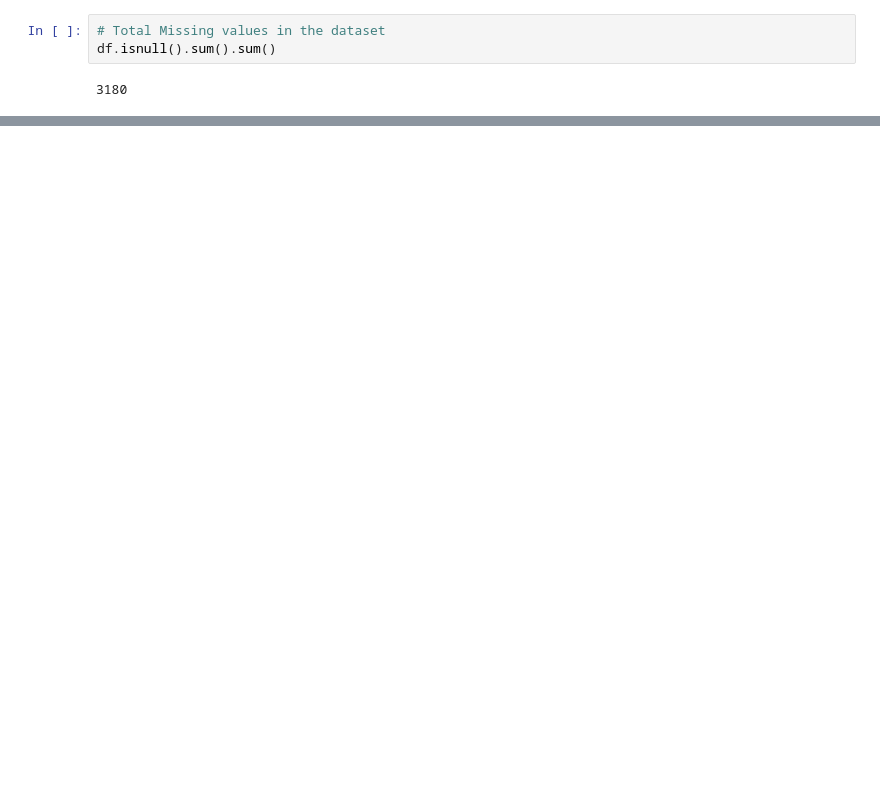
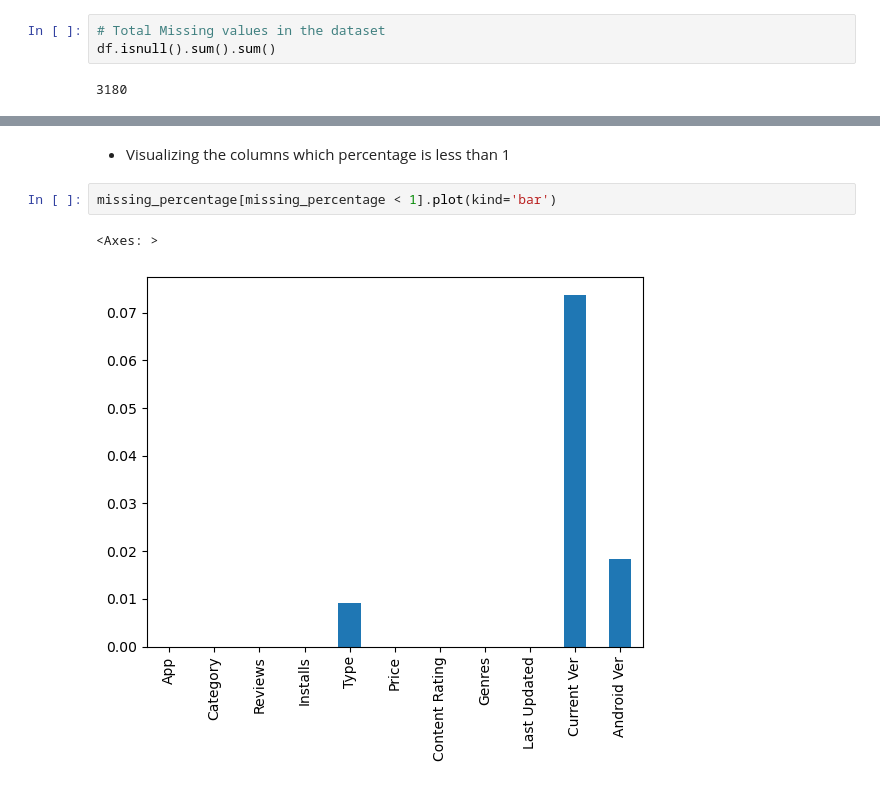
Before and after one commit to Ghazi-work/Python-Pandas, a Jupyter notebook: Kaggle_GooglePlaystoreAppEDA.ipynb, the cells around one changed output, grey strips where cells are left out. Drawn from its saved outputs; the diff is of its cells as text; blank space fills up the shorter version.

```diff
--- a/Kaggle_GooglePlaystoreAppEDA.ipynb
+++ b/Kaggle_GooglePlaystoreAppEDA.ipynb
@@ -409,0 +458,7 @@ df.isnull().sum().sum()
+# %% [markdown]
+* Visualizing the columns which percentage is less than 1
+# %%
+missing_percentage[missing_percentage < 1].plot(kind='bar')
+# %% [output]
+<Axes: >
+[figure, added]
```
Also changed, not shown: parts of 6 cells of this notebook.
